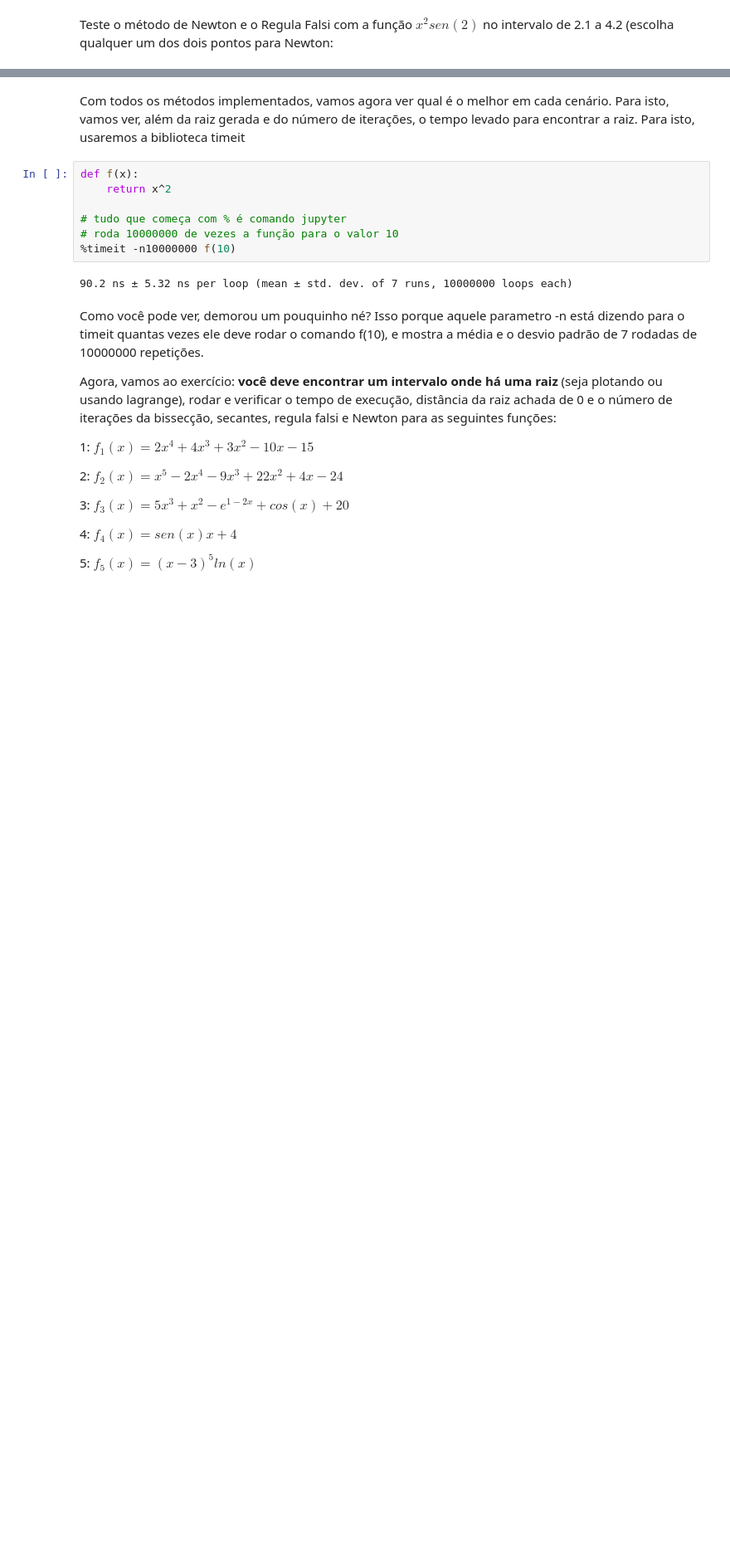
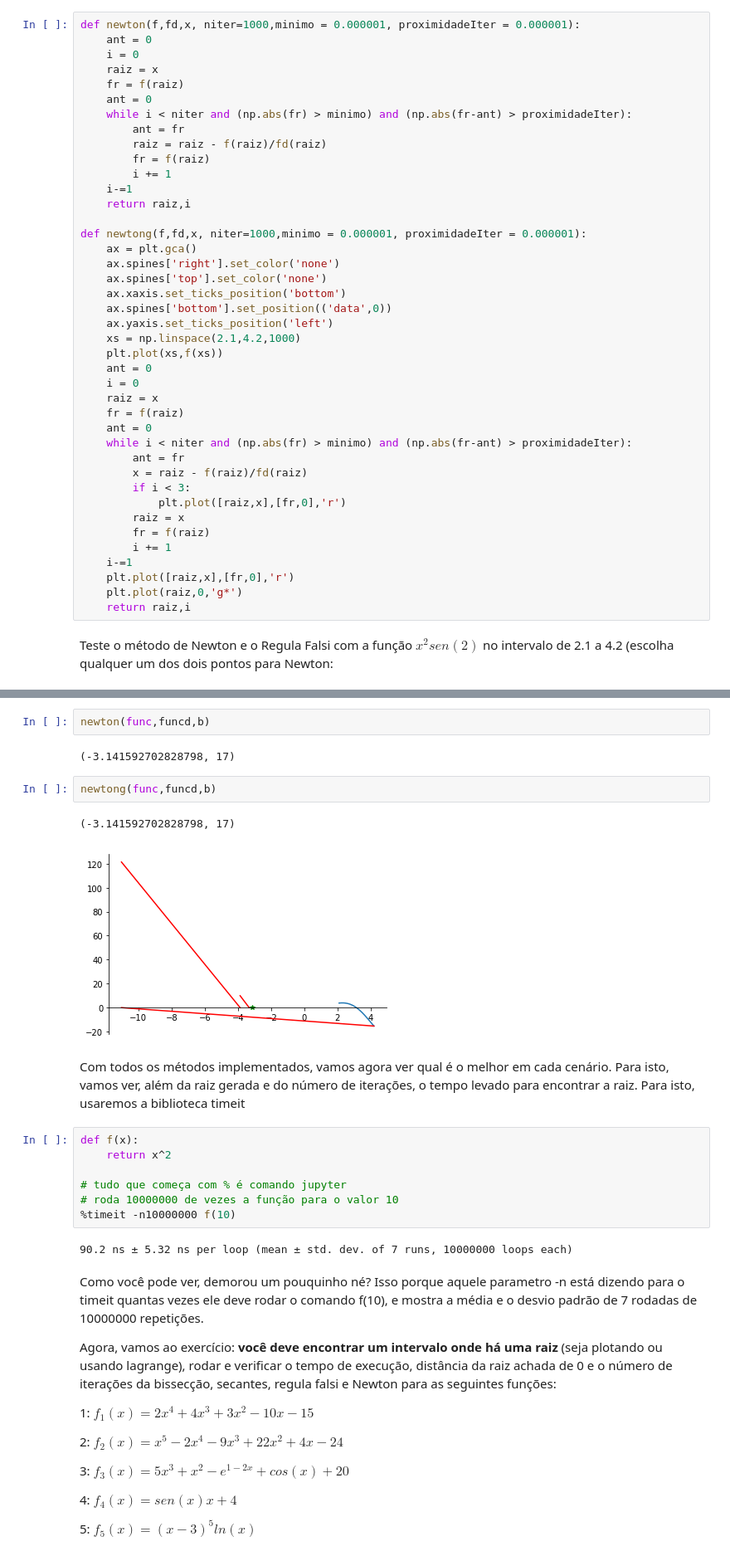
Before and after one commit to nabsonp/ComputacaoNumerica, a Jupyter notebook: Laboratório_2_de_Raízes_de_Equações.ipynb, the cells around one changed output, grey strips where cells are left out. Shown: that part at 83% size. Saved outputs shown, nothing was run; the diff lists cells and outputs as text; blank space fills up the shorter version.

Commit message:
Newton dá raíz negativa e falta fazer as comparações

```diff
--- a/Laboratório_2_de_Raízes_de_Equações.ipynb
+++ b/Laboratório_2_de_Raízes_de_Equações.ipynb
@@ -161,2 +192,43 @@ def newtong(f,fd,x, niter=1000,minimo = 0.000001, proximidadeIter = 0.000001):
+# %%
+def newton(f,fd,x, niter=1000,minimo = 0.000001, proximidadeIter = 0.000001):
+    ant = 0
+    i = 0
+    raiz = x
+    fr = f(raiz)
+    ant = 0
+    while i < niter and (np.abs(fr) > minimo) and (np.abs(fr-ant) > proximidadeIter):
+        ant = fr
+        raiz = raiz - f(raiz)/fd(raiz)
+        fr = f(raiz)
+        i += 1
+    i-=1
+    return raiz,i
+
+def newtong(f,fd,x, niter=1000,minimo = 0.000001, proximidadeIter = 0.000001):
+    ax = plt.gca()
+    ax.spines['right'].set_color('none')
+    ax.spines['top'].set_color('none')
+    ax.xaxis.set_ticks_position('bottom')
+    ax.spines['bottom'].set_position(('data',0))
+    ax.yaxis.set_ticks_position('left')
+    xs = np.linspace(2.1,4.2,1000)
+    plt.plot(xs,f(xs))
+    ant = 0
+    i = 0
+    raiz = x
+    fr = f(raiz)
+    ant = 0
+    while i < niter and (np.abs(fr) > minimo) and (np.abs(fr-ant) > proximidadeIter):
+        ant = fr
+        x = raiz - f(raiz)/fd(raiz)
+        if i < 3:
+            plt.plot([raiz,x],[fr,0],'r')
+        raiz = x
+        fr = f(raiz)
+        i += 1
+    i-=1
+    plt.plot([raiz,x],[fr,0],'r')
+    plt.plot(raiz,0,'g*')
+    return raiz,i
 # %% [markdown]
 Teste o método de Newton e o Regula Falsi com a função $x^{2}sen(2)$ no intervalo de 2.1 a 4.2 (escolha qualquer um dos dois pontos para Newton:
@@ -163,3 +244,12 @@ Teste o método de Newton e o Regula Falsi com a função $x^{2}sen(2)$ no inter
+# %%
+newton(func,funcd,b)
+# %% [output]
+(-3.141592702828798, 17)
+# %%
+newtong(func,funcd,b)
+# %% [output]
+(-3.141592702828798, 17)
+[figure, added]
 # %% [markdown]
 Com todos os métodos implementados, vamos agora ver qual é o melhor em cada cenário. Para isto, vamos ver, além da raiz gerada e do número de iterações, o tempo levado para encontrar a raiz. Para isto, usaremos a biblioteca timeit
 # %%
```
Also changed, not shown: parts of 13 cells of this notebook.
